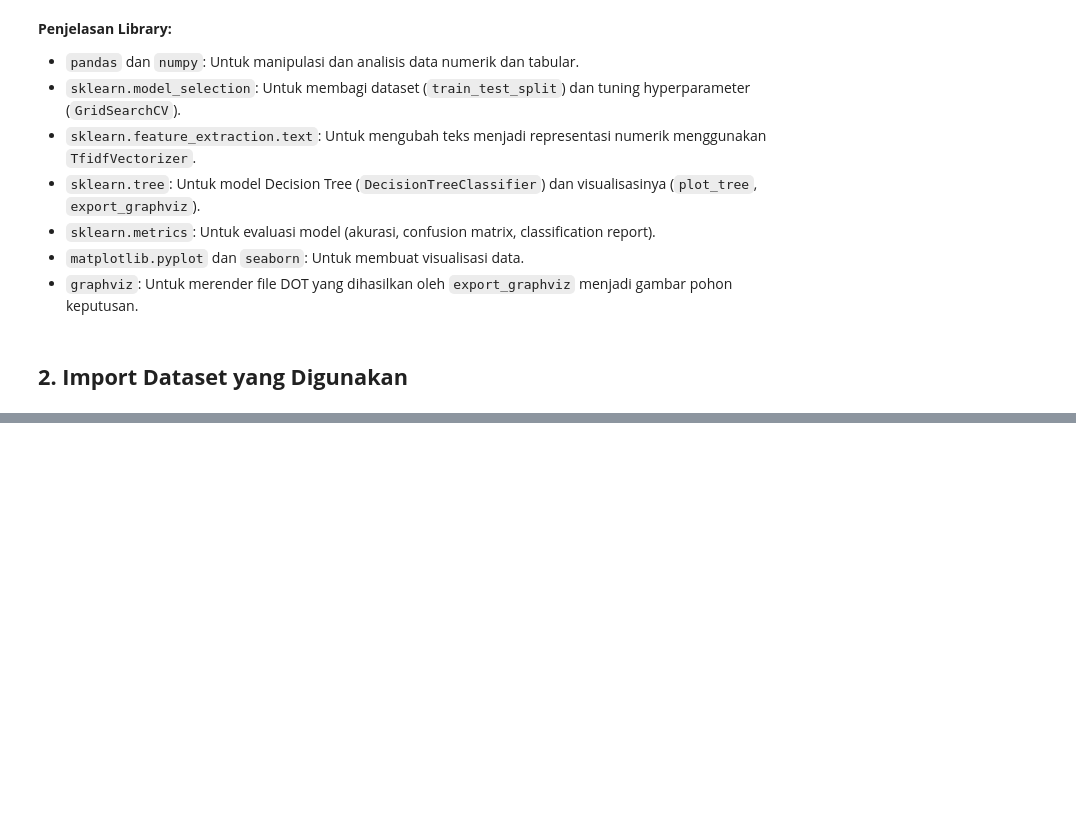
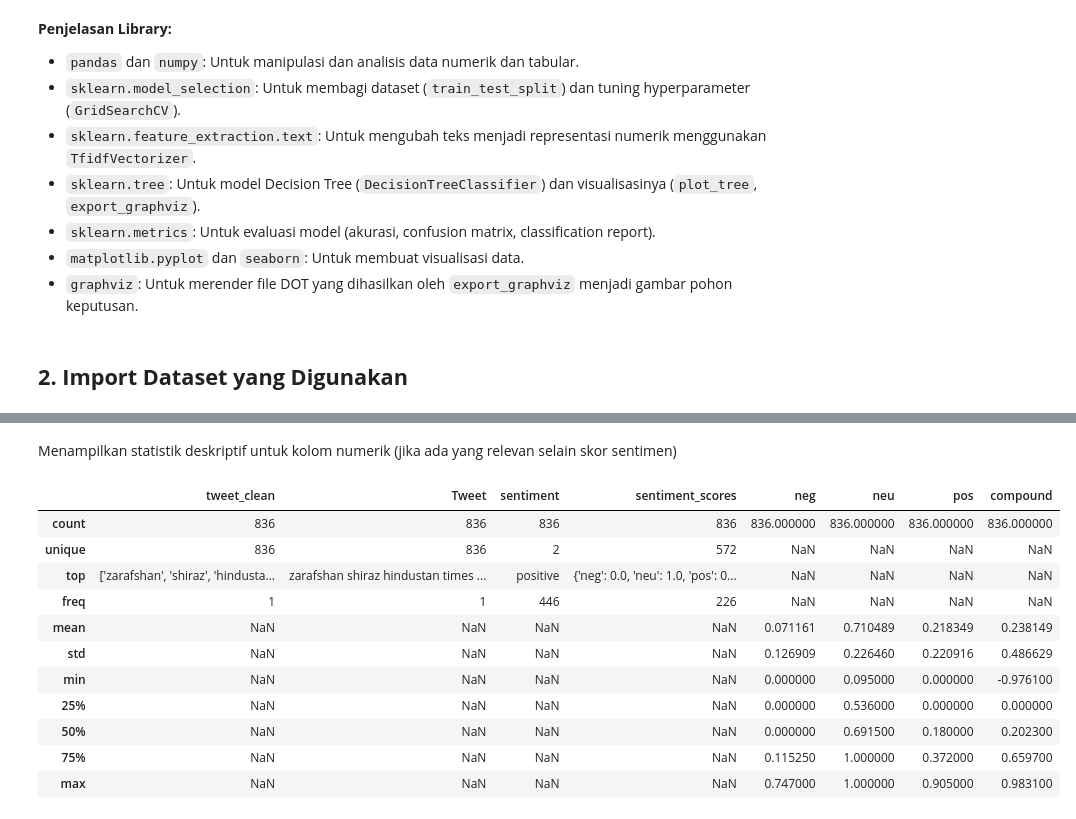
Before and after one commit to LatiefDataVisionary/text-mining-and-natural-language-processing-college-task, a Jupyter notebook: decision_tree_model.ipynb, the cells around one changed output, grey strips where cells are left out. Cells and saved outputs as stored; diff of their text form; code cells hidden in the pictures; blank space fills up the shorter version.

```diff
--- a/decision_tree_model.ipynb
+++ b/decision_tree_model.ipynb
@@ -37,0 +74,17 @@ sns.set_palette('viridis')
+# %% [markdown]
+Menampilkan statistik deskriptif untuk kolom numerik (jika ada yang relevan selain skor sentimen)
+# %%
+df.describe(include='all')
+# %% [output]
+|  | tweet_clean | Tweet | sentiment | sentiment_scores | neg | neu | pos | compound |
+| count | 836 | 836 | 836 | 836 | 836.000000 | 836.000000 | 836.000000 | 836.000000 |
+| unique | 836 | 836 | 2 | 572 | NaN | NaN | NaN | NaN |
+| top | ['zarafshan', 'shiraz', 'hindusta... | zarafshan shiraz hindustan times ... | positive | {'neg': 0.0, 'neu': 1.0, 'pos': 0... | NaN | NaN | NaN | NaN |
+| freq | 1 | 1 | 446 | 226 | NaN | NaN | NaN | NaN |
+| mean | NaN | NaN | NaN | NaN | 0.071161 | 0.710489 | 0.218349 | 0.238149 |
+| std | NaN | NaN | NaN | NaN | 0.126909 | 0.226460 | 0.220916 | 0.486629 |
+| min | NaN | NaN | NaN | NaN | 0.000000 | 0.095000 | 0.000000 | -0.976100 |
+| 25% | NaN | NaN | NaN | NaN | 0.000000 | 0.536000 | 0.000000 | 0.000000 |
+| 50% | NaN | NaN | NaN | NaN | 0.000000 | 0.691500 | 0.180000 | 0.202300 |
+| 75% | NaN | NaN | NaN | NaN | 0.115250 | 1.000000 | 0.372000 | 0.659700 |
+| max | NaN | NaN | NaN | NaN | 0.747000 | 1.000000 | 0.905000 | 0.983100 |
```
Also changed, not shown: parts of 11 cells of this notebook.
